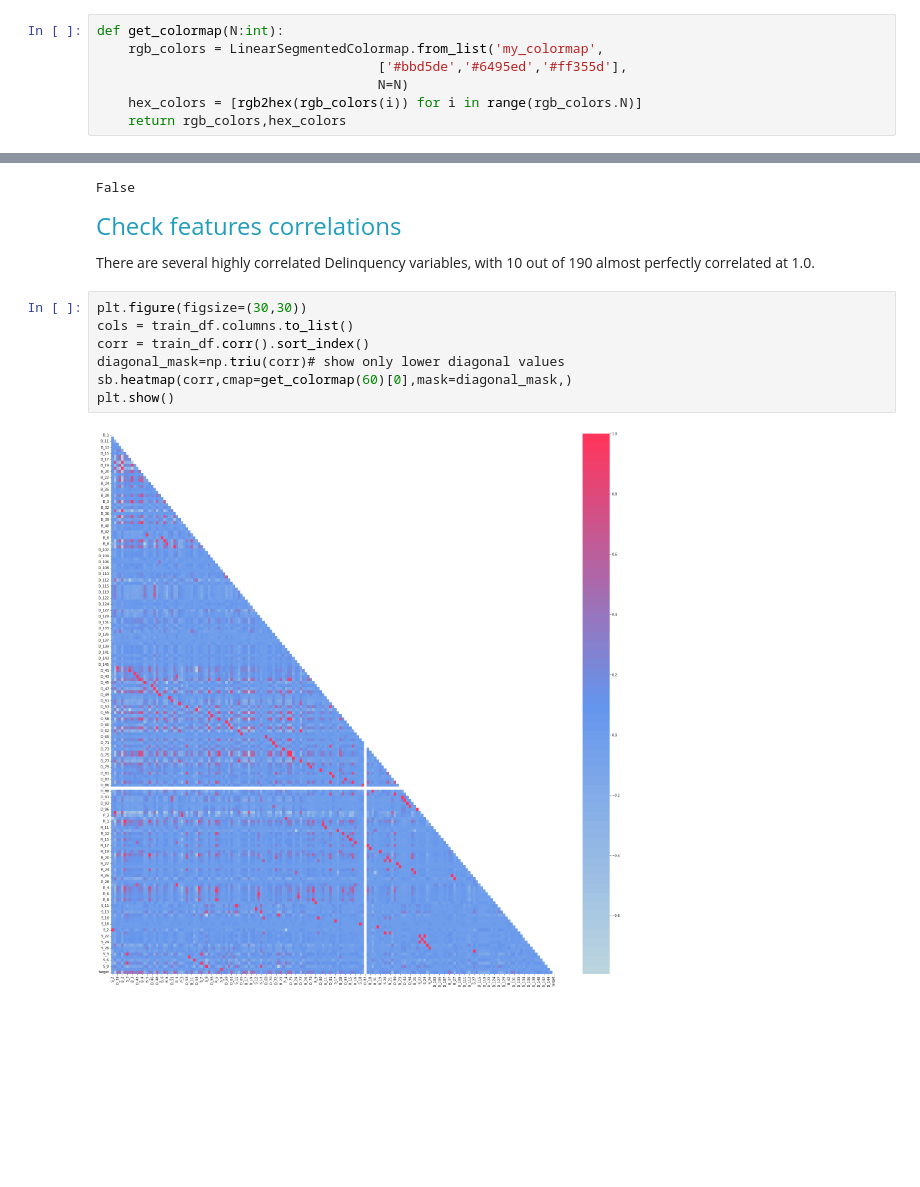
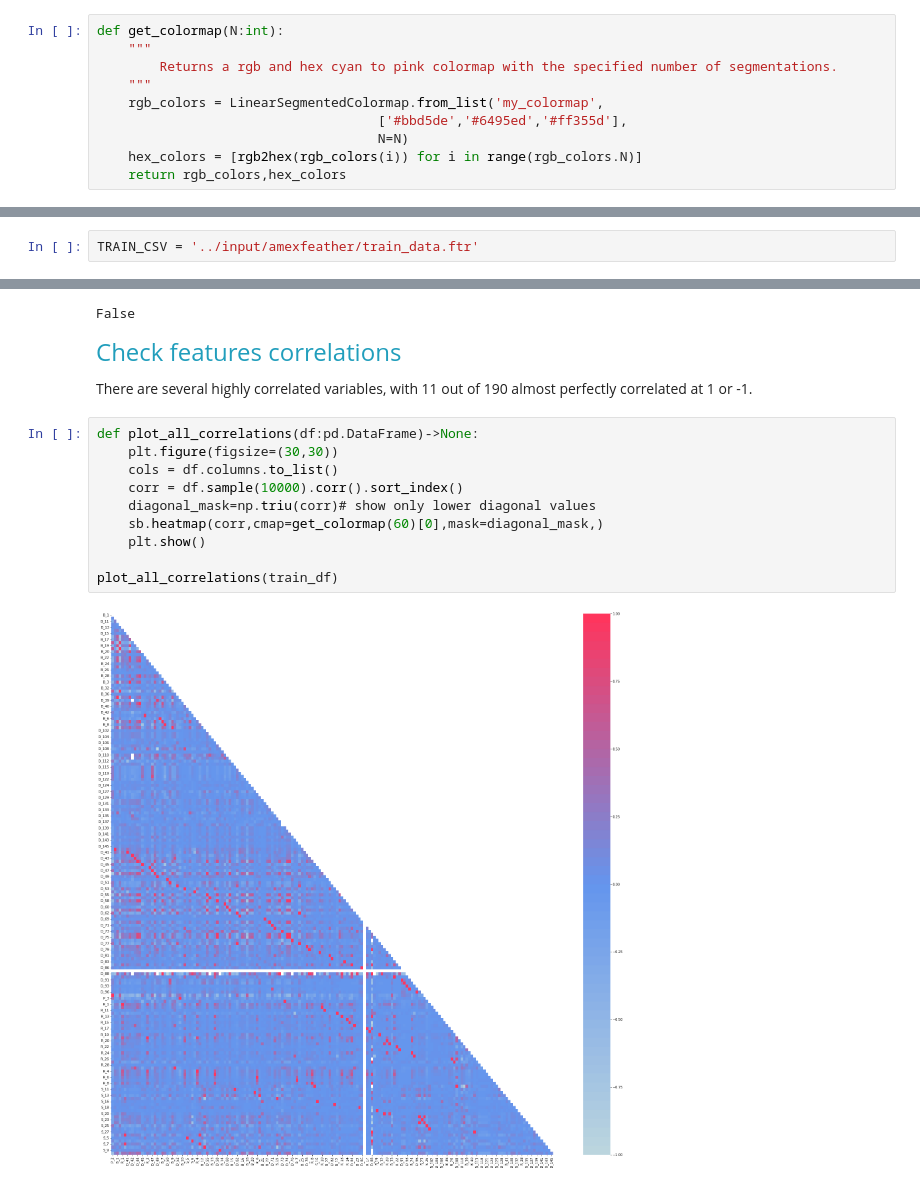
Before and after one commit to nadaol/Credit_default_challenge, a Jupyter notebook: EDA.ipynb, the cells around one changed output, grey strips where cells are left out. Saved outputs shown, nothing was run; the diff lists cells and outputs as text; blank space fills up the shorter version.

```diff
--- a/EDA.ipynb
+++ b/EDA.ipynb
@@ -49,5 +36,8 @@ import torch
 # %%
 def get_colormap(N:int):
+    """
+        Returns a rgb and hex cyan to pink colormap with the specified number of segmentations.
+    """
     rgb_colors = LinearSegmentedColormap.from_list('my_colormap',
                                     ['#bbd5de','#6495ed','#ff355d'],
                                     N=N)
@@ -70,3 +46,5 @@ TEST_CSV = '../input/amaxcompr/processed_test_df.ftr'
+# %%
+TRAIN_CSV = '../input/amexfeather/train_data.ftr'
 # %%
 train_df = pd.read_feather(TRAIN_CSV)
 train_df
@@ -139,15 +125,18 @@ False
 # %% [markdown]
 <font size="5" style="color:#219ebc">Check features correlations</font>
 <div id="3">
-There are several highly correlated Delinquency variables, with 10 out of 190 almost perfectly correlated at 1.0.
+There are several highly correlated variables, with 11 out of 190 almost perfectly correlated at 1 or -1.
 # %%
-plt.figure(figsize=(30,30))
-cols = train_df.columns.to_list()
-corr = train_df.corr().sort_index()
-diagonal_mask=np.triu(corr)# show only lower diagonal values
-sb.heatmap(corr,cmap=get_colormap(60)[0],mask=diagonal_mask,)
-plt.show()
+def plot_all_correlations(df:pd.DataFrame)->None:
+    plt.figure(figsize=(30,30))
+    cols = df.columns.to_list()
+    corr = df.sample(10000).corr().sort_index()
+    diagonal_mask=np.triu(corr)# show only lower diagonal values
+    sb.heatmap(corr,cmap=get_colormap(60)[0],mask=diagonal_mask,)
+    plt.show()
+
+plot_all_correlations(train_df)
 # %% [output]
-[figure, old version]
+[figure, new version]
 # %%
 def get_numerical_correlated(df:pd.DataFrame,thresh:float=0.99)->list:
```
Also changed, not shown: parts of 29 cells of this notebook, 2 other files.
